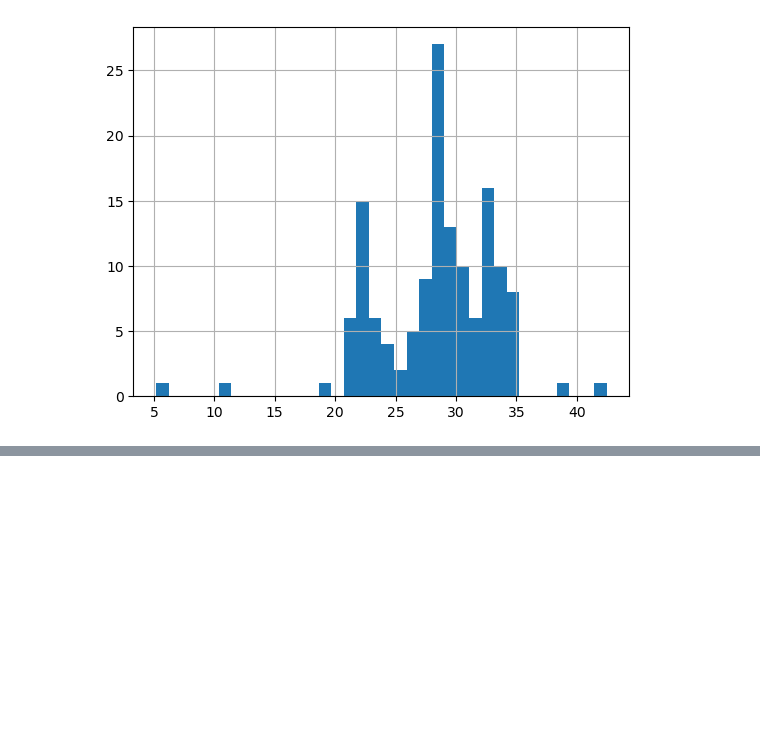
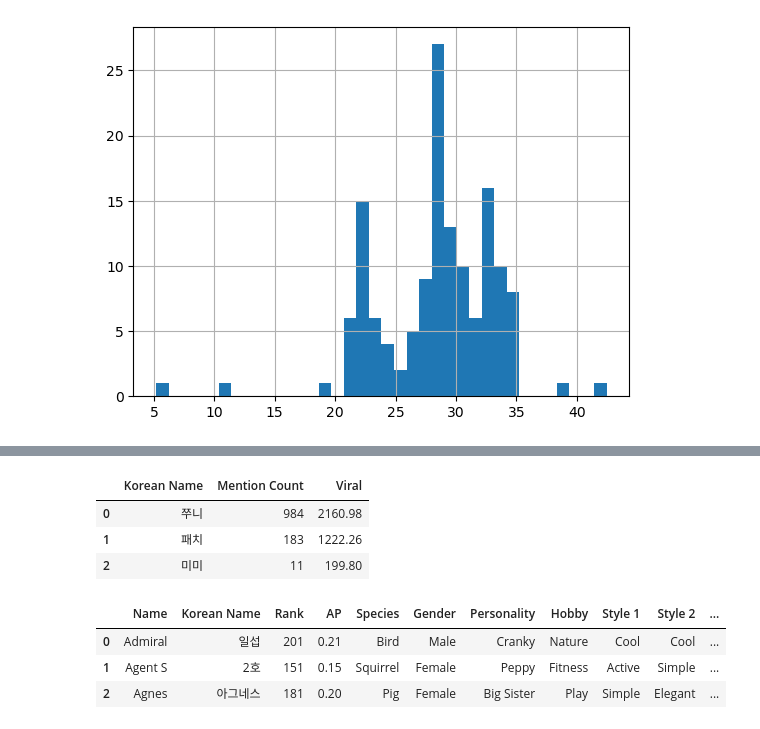
Before and after one commit to sohds/animal-acrossing-popularity, a Jupyter notebook: prep/prep-animal-acrossing-villager.ipynb, the cells around one changed output, grey strips where cells are left out. Cells and saved outputs as stored; diff of their text form; code cells hidden in the pictures; blank space fills up the shorter version.

```diff
--- a/prep/prep-animal-acrossing-villager.ipynb
+++ b/prep/prep-animal-acrossing-villager.ipynb
@@ -515,0 +523,19 @@ yt_villager_video_raw.to_csv('../prep_data_files/youtube/yt_villagervideo_wlog.c
+# %%
+yt_viral_comments = pd.read_csv('../prep_data_files/youtube/final_comment_data_with_viral.csv', encoding='utf-8')
+yt_viral_comments.head(3)
+# %% [output]
+|  | Korean Name | Mention Count | Viral |
+| 0 | 쭈니 | 984 | 2160.98 |
+| 1 | 패치 | 183 | 1222.26 |
+| 2 | 미미 | 11 | 199.80 |
+# %%
+# 1차적으로 concat한 데이터프레임과 이상형 월드컵 데이터 병합
+  # Korean Name과 이름이 동일한 열, 따라서 기존에 존재하던 데이터 프레임 기준으로 join (= left join)
+
+last = pd.merge(new_data, yt_viral_comments, left_on='Korean Name', right_on='Korean Name', how='left')
+last.head(3)
+# %% [output]
+|  | Name | Korean Name | Rank | AP | Species | Gender | Personality | Hobby | Style 1 | Style 2 | ... |
+| 0 | Admiral | 일섭 | 201 | 0.21 | Bird | Male | Cranky | Nature | Cool | Cool | ... |
+| 1 | Agent S | 2호 | 151 | 0.15 | Squirrel | Female | Peppy | Fitness | Active | Simple | ... |
+| 2 | Agnes | 아그네스 | 181 | 0.20 | Pig | Female | Big Sister | Play | Simple | Elegant | ... |
```
Also changed, not shown: parts of 15 cells of this notebook.
